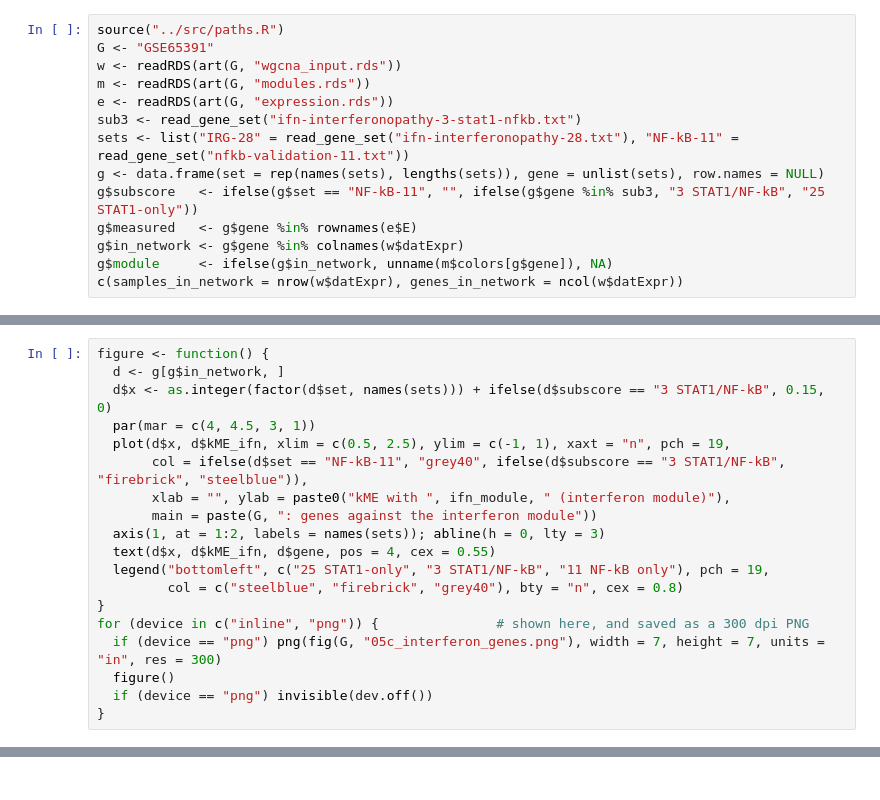
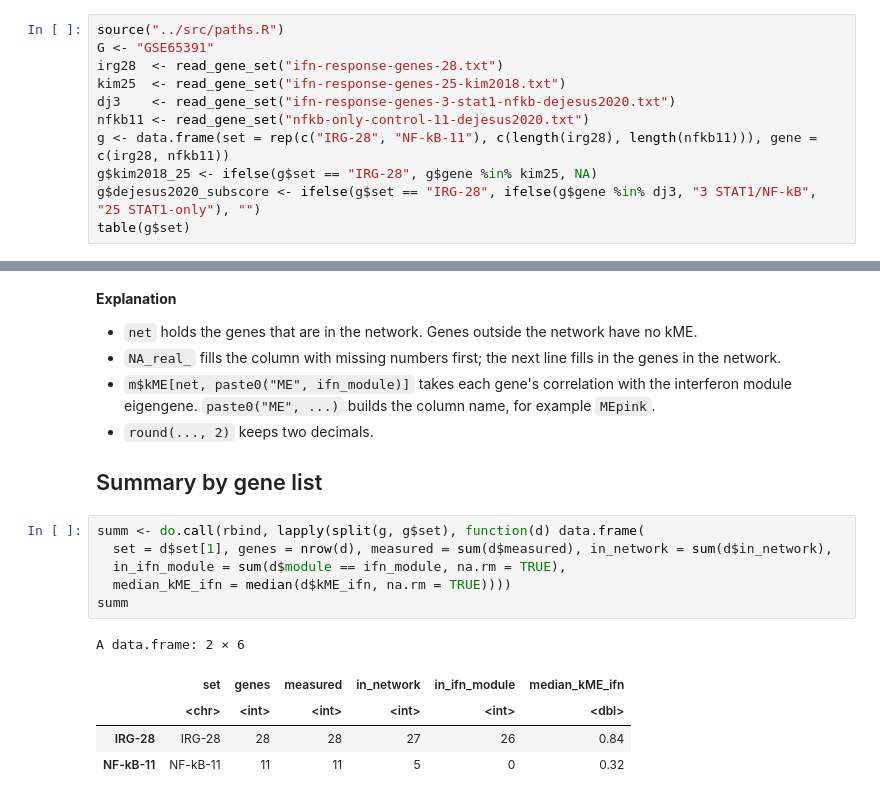
Before and after one commit to NIH-NLM/endotypes-transcriptomics, a Jupyter notebook: ipynb/05c_GSE65391_RNA_array_interferon_genes.ipynb, the cells around one changed output, grey strips where cells are left out. Saved outputs shown, nothing was run; the diff lists cells and outputs as text.

Commit message:
gene list update (#8)

```diff
--- a/ipynb/05c_GSE65391_RNA_array_interferon_genes.ipynb
+++ b/ipynb/05c_GSE65391_RNA_array_interferon_genes.ipynb
@@ -26,15 +25,12 @@ are in the network. In this study it should be pink (notebook 05).
 # %%
 source("../src/paths.R")
 G <- "GSE65391"
-w <- readRDS(art(G, "wgcna_input.rds"))
-m <- readRDS(art(G, "modules.rds"))
-e <- readRDS(art(G, "expression.rds"))
-sub3 <- read_gene_set("ifn-interferonopathy-3-stat1-nfkb.txt")
-sets <- list("IRG-28" = read_gene_set("ifn-interferonopathy-28.txt"), "NF-kB-11" = read_gene_set("nfkb-validation-11.txt"))
-g <- data.frame(set = rep(names(sets), lengths(sets)), gene = unlist(sets), row.names = NULL)
-g$subscore   <- ifelse(g$set == "NF-kB-11", "", ifelse(g$gene %in% sub3, "3 STAT1/NF-kB", "25 STAT1-only"))
-g$measured   <- g$gene %in% rownames(e$E)
-g$in_network <- g$gene %in% colnames(w$datExpr)
-g$module     <- ifelse(g$in_network, unname(m$colors[g$gene]), NA)
-c(samples_in_network = nrow(w$datExpr), genes_in_network = ncol(w$datExpr))
+irg28  <- read_gene_set("ifn-response-genes-28.txt")
+kim25  <- read_gene_set("ifn-response-genes-25-kim2018.txt")
+dj3    <- read_gene_set("ifn-response-genes-3-stat1-nfkb-dejesus2020.txt")
+nfkb11 <- read_gene_set("nfkb-only-control-11-dejesus2020.txt")
+g <- data.frame(set = rep(c("IRG-28", "NF-kB-11"), c(length(irg28), length(nfkb11))), gene = c(irg28, nfkb11))
+g$kim2018_25 <- ifelse(g$set == "IRG-28", g$gene %in% kim25, NA)
+g$dejesus2020_subscore <- ifelse(g$set == "IRG-28", ifelse(g$gene %in% dj3, "3 STAT1/NF-kB", "25 STAT1-only"), "")
+table(g$set)
 # %% [output]
@@ -98,19 +60,0 @@ pink 0.14 to 0.40.
-# %%
-figure <- function() {
-  d <- g[g$in_network, ]
-  d$x <- as.integer(factor(d$set, names(sets))) + ifelse(d$subscore == "3 STAT1/NF-kB", 0.15, 0)
-  par(mar = c(4, 4.5, 3, 1))
-  plot(d$x, d$kME_ifn, xlim = c(0.5, 2.5), ylim = c(-1, 1), xaxt = "n", pch = 19,
-       col = ifelse(d$set == "NF-kB-11", "grey40", ifelse(d$subscore == "3 STAT1/NF-kB", "firebrick", "steelblue")),
-       xlab = "", ylab = paste0("kME with ", ifn_module, " (interferon module)"),
-       main = paste(G, ": genes against the interferon module"))
-  axis(1, at = 1:2, labels = names(sets)); abline(h = 0, lty = 3)
-  text(d$x, d$kME_ifn, d$gene, pos = 4, cex = 0.55)
-  legend("bottomleft", c("25 STAT1-only", "3 STAT1/NF-kB", "11 NF-kB only"), pch = 19,
-         col = c("steelblue", "firebrick", "grey40"), bty = "n", cex = 0.8)
-}
-for (device in c("inline", "png")) {               # shown here, and saved as a 300 dpi PNG
-  if (device == "png") png(fig(G, "05c_interferon_genes.png"), width = 7, height = 7, units = "in", res = 300)
-  figure()
-  if (device == "png") invisible(dev.off())
-}
@@ -118,0 +117,21 @@ for (device in c("inline", "png")) {               # shown here, and saved as a
+# %% [markdown]
+**Explanation**
+- `net` holds the genes that are in the network. Genes outside the network have no kME.
+- `NA_real_` fills the column with missing numbers first; the next line fills in the genes in the network.
+- `m$kME[net, paste0("ME", ifn_module)]` takes each gene's correlation with the interferon module
+  eigengene. `paste0("ME", ...)` builds the column name, for example `MEpink`.
+- `round(..., 2)` keeps two decimals.
+
+## Summary by gene list
+# %%
+summ <- do.call(rbind, lapply(split(g, g$set), function(d) data.frame(
+  set = d$set[1], genes = nrow(d), measured = sum(d$measured), in_network = sum(d$in_network),
+  in_ifn_module = sum(d$module == ifn_module, na.rm = TRUE),
+  median_kME_ifn = median(d$kME_ifn, na.rm = TRUE))))
+summ
+# %% [output]
+A data.frame: 2 × 6
+|  | set | genes | measured | in_network | in_ifn_module | median_kME_ifn |
+|  | <chr> | <int> | <int> | <int> | <int> | <dbl> |
+| IRG-28 | IRG-28 | 28 | 28 | 27 | 26 | 0.84 |
+| NF-kB-11 | NF-kB-11 | 11 | 11 | 5 | 0 | 0.32 |
```
Also changed, not shown: parts of 15 cells of this notebook, 13 other files.
